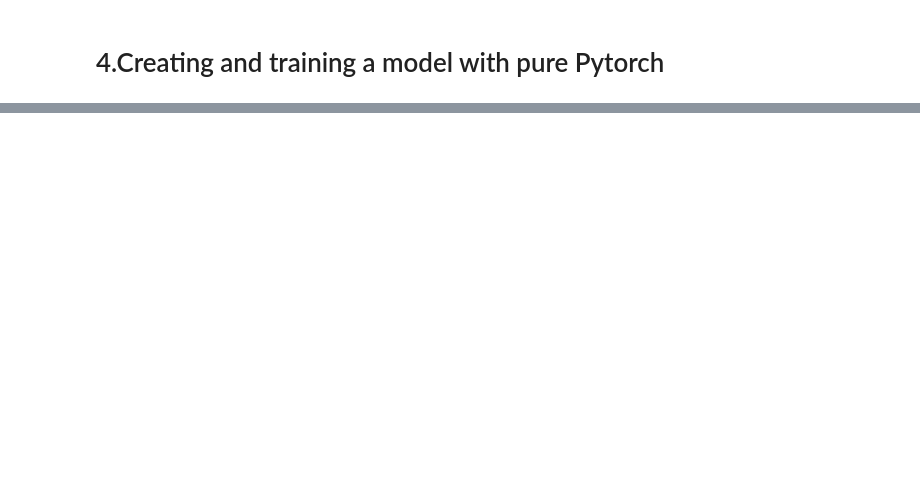
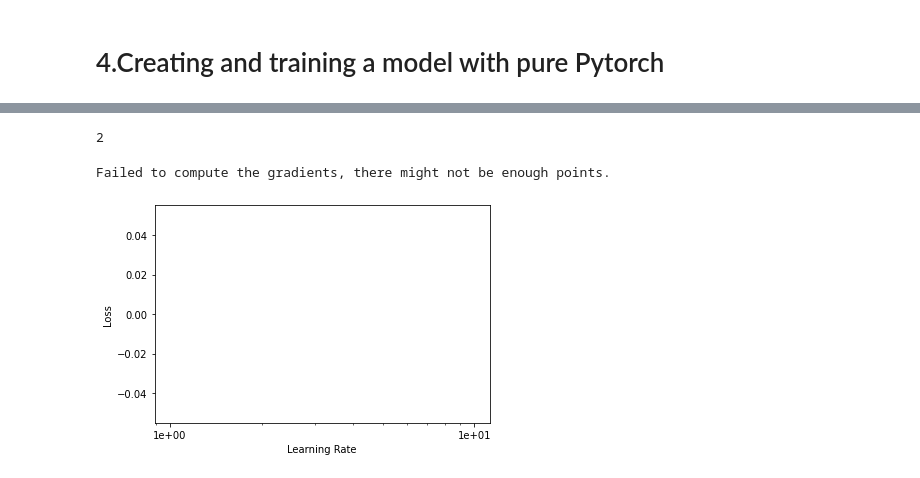
Before and after one commit to satoc1907/multi_task_learning, a Jupyter notebook: FAstAI_pneumonia.ipynb, the cells around one changed output, grey strips where cells are left out. Cells and saved outputs as stored; diff of their text form; code cells hidden in the pictures; blank space fills up the shorter version.

```diff
--- a/FAstAI_pneumonia.ipynb
+++ b/FAstAI_pneumonia.ipynb
@@ -256,0 +340,3 @@ Linear(in_features=2048, out_features=2, bias=True)
+# %%
+mdl = models.resnet50(pretrained=True)
+mdl.fc = nn.Linear(2048,2)
@@ -256,0 +346,2 @@ Linear(in_features=2048, out_features=2, bias=True)
+# %%
+data = DataBunch(DataLoader(ds['train'],batch_size=16,shuffle=True,num_workers=2),DataLoader(ds['valid'],batch_size=16,shuffle=True,num_workers=2))
@@ -256,0 +355,2 @@ Linear(in_features=2048, out_features=2, bias=True)
+# %%
+learn = Learner(data,mdl,loss_func=nn.CrossEntropyLoss(), metrics=[metrics.accuracy],callback_fns=ShowGraph)
@@ -256,0 +364,9 @@ Linear(in_features=2048, out_features=2, bias=True)
+# %%
+1+1
+# %% [output]
+2
+# %%
+learn.recorder.plot(suggestion=True)
+# %% [output]
+Failed to compute the gradients, there might not be enough points.
+[figure, added]
```
Also changed, not shown: parts of 18 cells of this notebook, 13 other files.
